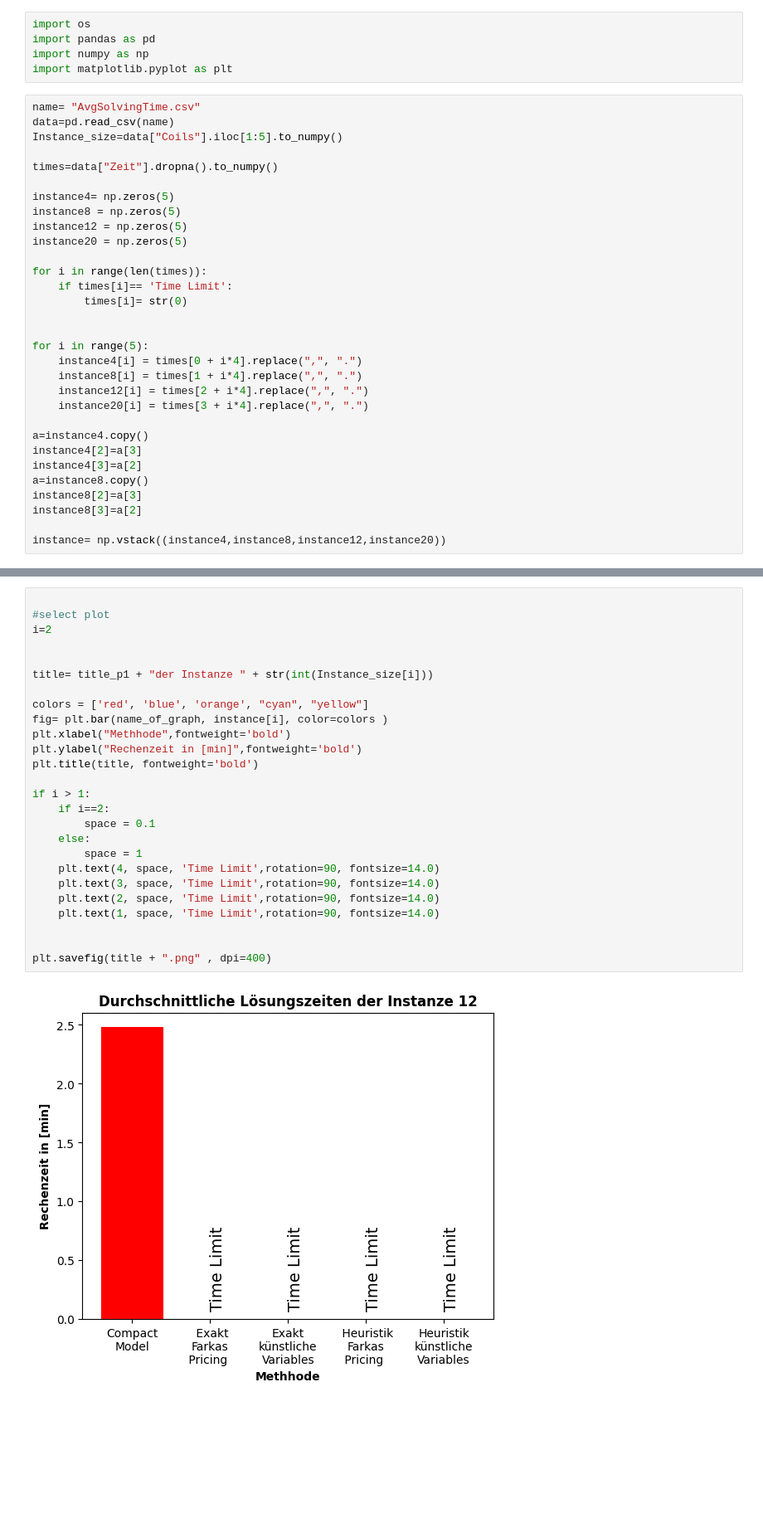
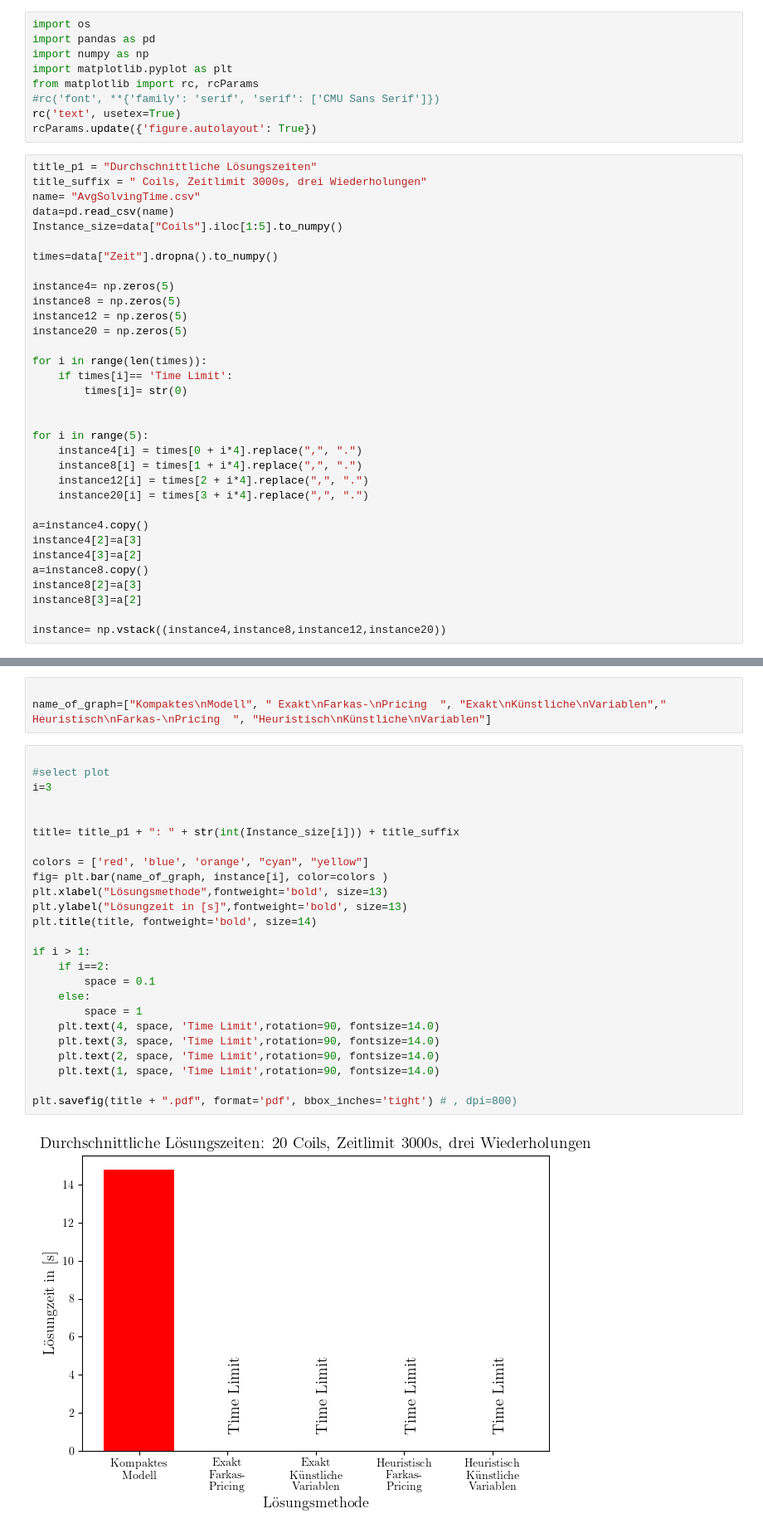
Before and after one commit to glanch/PHALS-CGBP, a Jupyter notebook: testing/results_timelimit_3000s/graphik.ipynb, the cells around one changed output, grey strips where cells are left out. Shown at 83% size. Cells and saved outputs as stored; diff of their text form; blank space fills up the shorter version.

Commit message:
Adapt plots

```diff
--- a/testing/results_timelimit_3000s/graphik.ipynb
+++ b/testing/results_timelimit_3000s/graphik.ipynb
@@ -3,7 +3,13 @@ import os
 import pandas as pd
 import numpy as np
 import matplotlib.pyplot as plt
+from matplotlib import rc, rcParams
+#rc('font', **{'family': 'serif', 'serif': ['CMU Sans Serif']})
+rc('text', usetex=True)
+rcParams.update({'figure.autolayout': True})
 # %%
+title_p1 = "Durchschnittliche Lösungszeiten"
+title_suffix = " Coils, Zeitlimit 3000s, drei Wiederholungen"
 name= "AvgSolvingTime.csv"
 data=pd.read_csv(name)
 Instance_size=data["Coils"].iloc[1:5].to_numpy()
@@ -45,31 +43,33 @@ name_of_graph=["Compact\nModel", " Exakt\nFarkas\n Pricing  ", "Exakt\nkünstlic
+# %%
+
+name_of_graph=["Kompaktes\nModell", " Exakt\nFarkas-\nPricing  ", "Exakt\nKünstliche\nVariablen"," Heuristisch\nFarkas-\nPricing  ", "Heuristisch\nKünstliche\nVariablen"]
 # %%
 
 #select plot
-i=2
+i=3
 
 
-title= title_p1 + "der Instanze " + str(int(Instance_size[i]))
+title= title_p1 + ": " + str(int(Instance_size[i])) + title_suffix
 
 colors = ['red', 'blue', 'orange', "cyan", "yellow"]
 fig= plt.bar(name_of_graph, instance[i], color=colors )
-plt.xlabel("Methhode",fontweight='bold')
-plt.ylabel("Rechenzeit in [min]",fontweight='bold')
-plt.title(title, fontweight='bold')
+plt.xlabel("Lösungsmethode",fontweight='bold', size=13)
+plt.ylabel("Lösungzeit in [s]",fontweight='bold', size=13)
+plt.title(title, fontweight='bold', size=14)
 
 if i > 1:
     if i==2:
         space = 0.1
     else:
         space = 1
     plt.text(4, space, 'Time Limit',rotation=90, fontsize=14.0)
     plt.text(3, space, 'Time Limit',rotation=90, fontsize=14.0)
     plt.text(2, space, 'Time Limit',rotation=90, fontsize=14.0)
     plt.text(1, space, 'Time Limit',rotation=90, fontsize=14.0)
 
-
-plt.savefig(title + ".png" , dpi=400)
+plt.savefig(title + ".pdf", format='pdf', bbox_inches='tight') # , dpi=800)
 # %% [output]
-[figure, old version]
+[figure, new version]
 # %%
 np.random.seed(19680801)
 x = np.random.randn(1000, 3)
```
Also changed, not shown: parts of 3 cells of this notebook, 8 other files.
